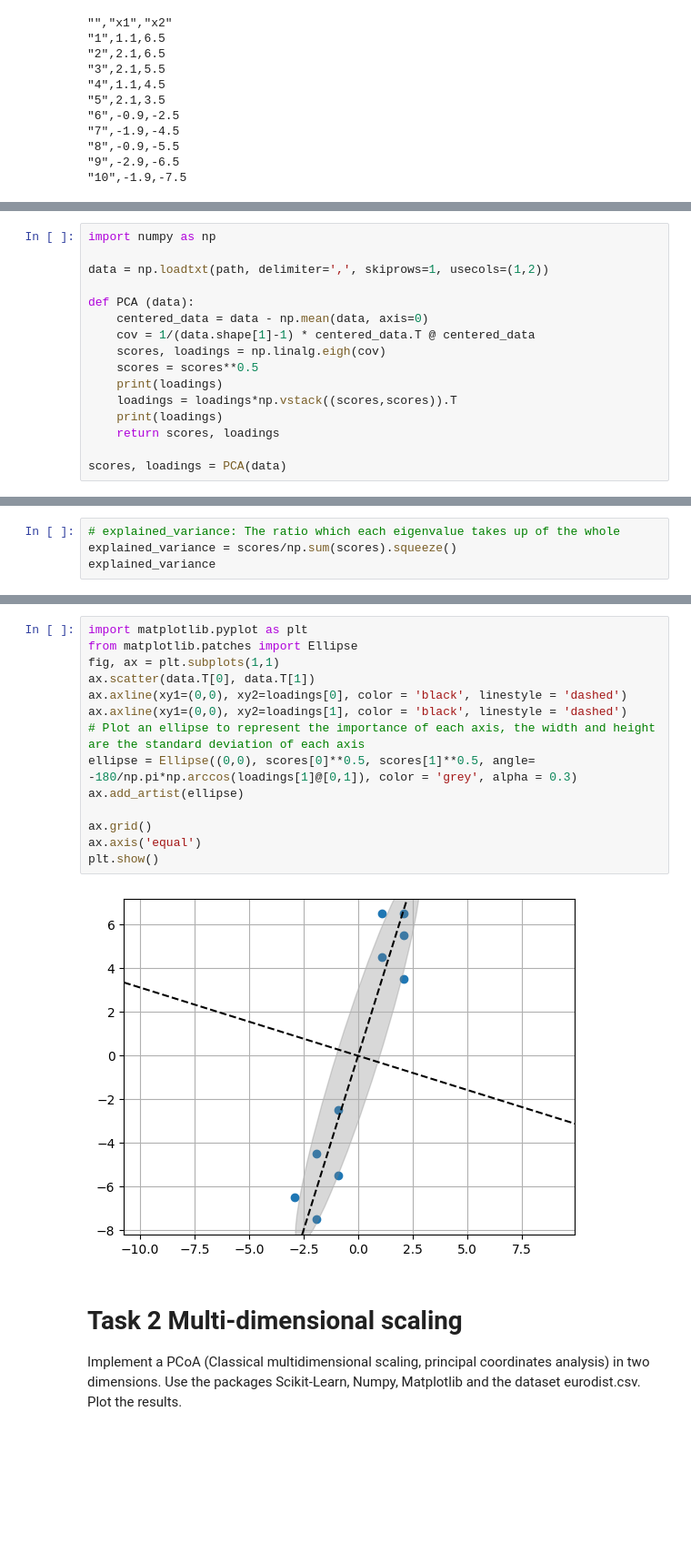
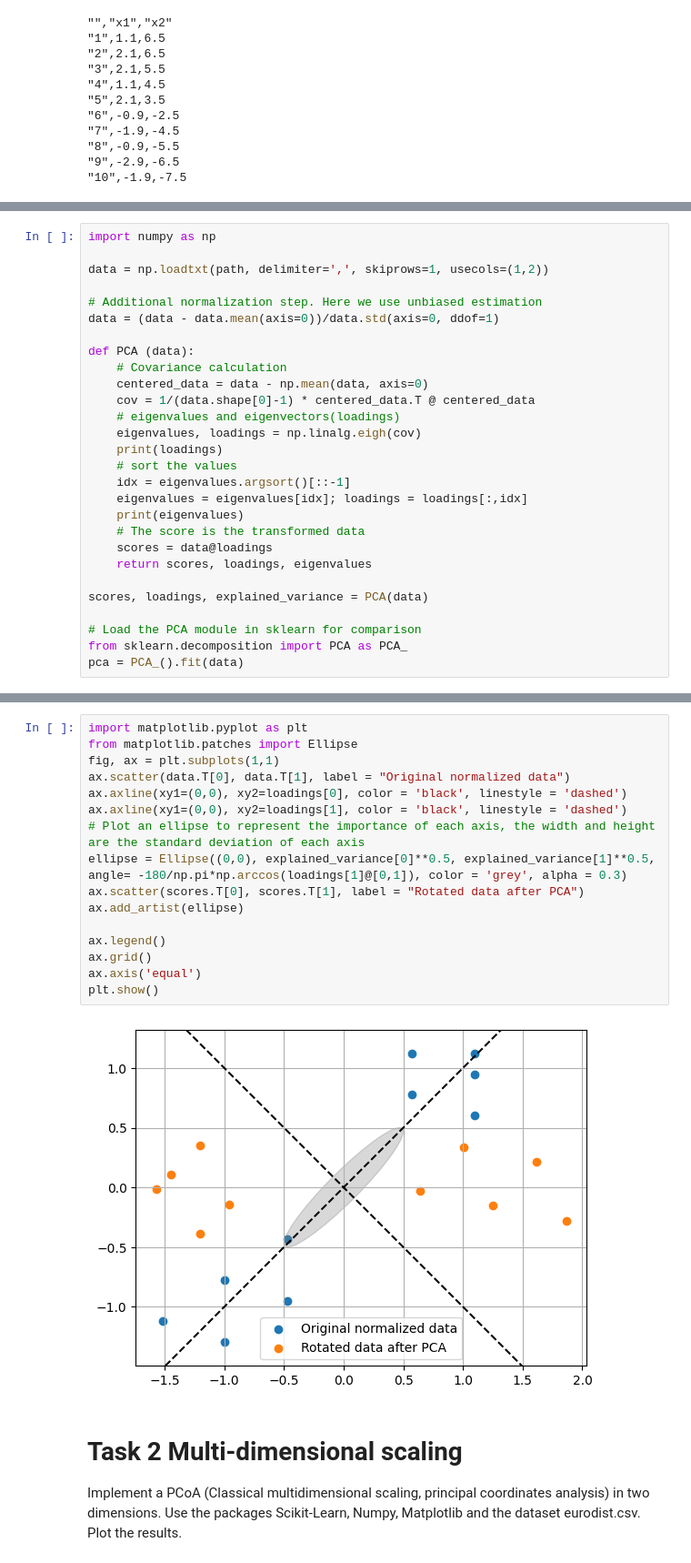
Before and after one commit to SAutum/ai-ds, a Jupyter notebook: ml/hongli/sheet_03/exercise_3.ipynb, the cells around one changed output, grey strips where cells are left out. Shown at 91% size. Drawn from its saved outputs; the diff is of its cells as text; blank space fills up the shorter version.

```diff
--- a/ml/hongli/sheet_03/exercise_3.ipynb
+++ b/ml/hongli/sheet_03/exercise_3.ipynb
@@ -22,15 +24,27 @@ import numpy as np
 
 data = np.loadtxt(path, delimiter=',', skiprows=1, usecols=(1,2))
 
+# Additional normalization step. Here we use unbiased estimation
+data = (data - data.mean(axis=0))/data.std(axis=0, ddof=1)
+
 def PCA (data):
+    # Covariance calculation
     centered_data = data - np.mean(data, axis=0)
-    cov = 1/(data.shape[1]-1) * centered_data.T @ centered_data
-    scores, loadings = np.linalg.eigh(cov)
-    scores = scores**0.5
+    cov = 1/(data.shape[0]-1) * centered_data.T @ centered_data
+    # eigenvalues and eigenvectors(loadings)
+    eigenvalues, loadings = np.linalg.eigh(cov)
     print(loadings)
-    loadings = loadings*np.vstack((scores,scores)).T
-    print(loadings)
-    return scores, loadings
+    # sort the values
+    idx = eigenvalues.argsort()[::-1]
+    eigenvalues = eigenvalues[idx]; loadings = loadings[:,idx]
+    print(eigenvalues)
+    # The score is the transformed data
+    scores = data@loadings
+    return scores, loadings, eigenvalues
 
-scores, loadings = PCA(data)
+scores, loadings, explained_variance = PCA(data)
+
+# Load the PCA module in sklearn for comparison
+from sklearn.decomposition import PCA as PCA_
+pca = PCA_().fit(data)
 # %% [output]
@@ -52,4 +90,0 @@ array([[-1.82266708,  5.43855539],
-# %%
-# explained_variance: The ratio which each eigenvalue takes up of the whole
-explained_variance = scores/np.sum(scores).squeeze()
-explained_variance
@@ -58,19 +91,21 @@ array([0.09490169, 0.90509831])
 # %%
 import matplotlib.pyplot as plt
 from matplotlib.patches import Ellipse
 fig, ax = plt.subplots(1,1)
-ax.scatter(data.T[0], data.T[1])
+ax.scatter(data.T[0], data.T[1], label = "Original normalized data")
 ax.axline(xy1=(0,0), xy2=loadings[0], color = 'black', linestyle = 'dashed')
 ax.axline(xy1=(0,0), xy2=loadings[1], color = 'black', linestyle = 'dashed')
 # Plot an ellipse to represent the importance of each axis, the width and height are the standard deviation of each axis
-ellipse = Ellipse((0,0), scores[0]**0.5, scores[1]**0.5, angle= -180/np.pi*np.arccos(loadings[1]@[0,1]), color = 'grey', alpha = 0.3)
+ellipse = Ellipse((0,0), explained_variance[0]**0.5, explained_variance[1]**0.5, angle= -180/np.pi*np.arccos(loadings[1]@[0,1]), color = 'grey', alpha = 0.3)
+ax.scatter(scores.T[0], scores.T[1], label = "Rotated data after PCA")
 ax.add_artist(ellipse)
 
+ax.legend()
 ax.grid()
 ax.axis('equal')
 plt.show()
 # %% [output]
-[figure, old version]
+[figure, new version]
 # %% [markdown]
 # Task 2 Multi-dimensional scaling
 
```
Also changed, not shown: parts of 7 cells of this notebook.
